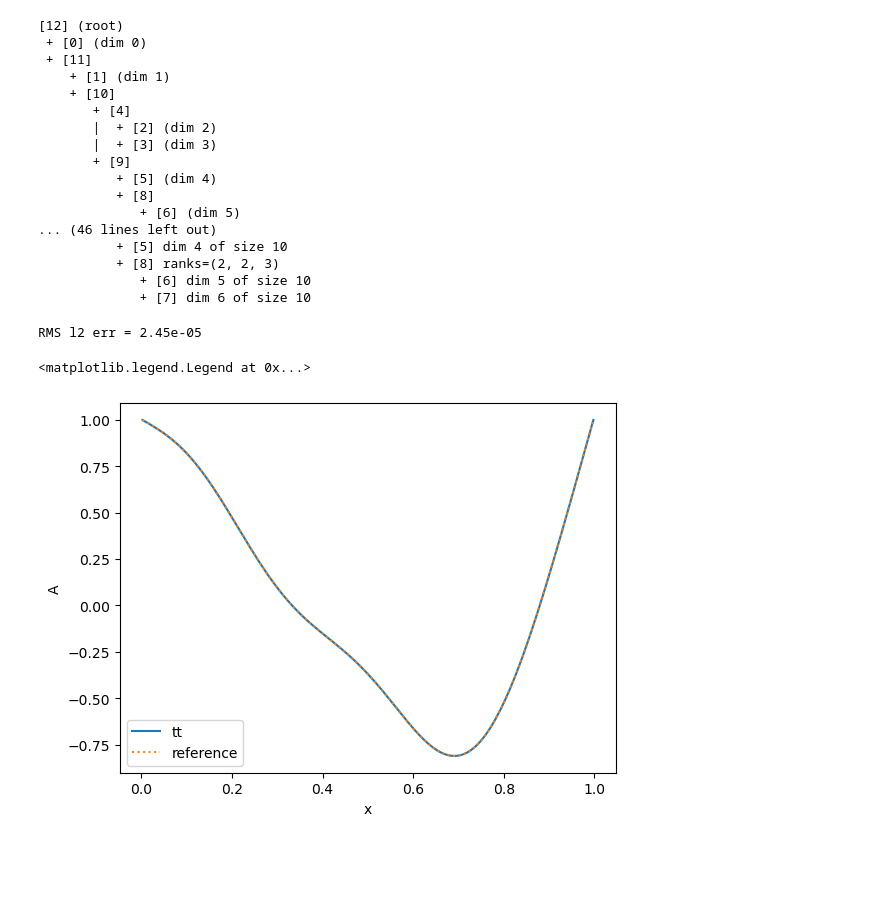
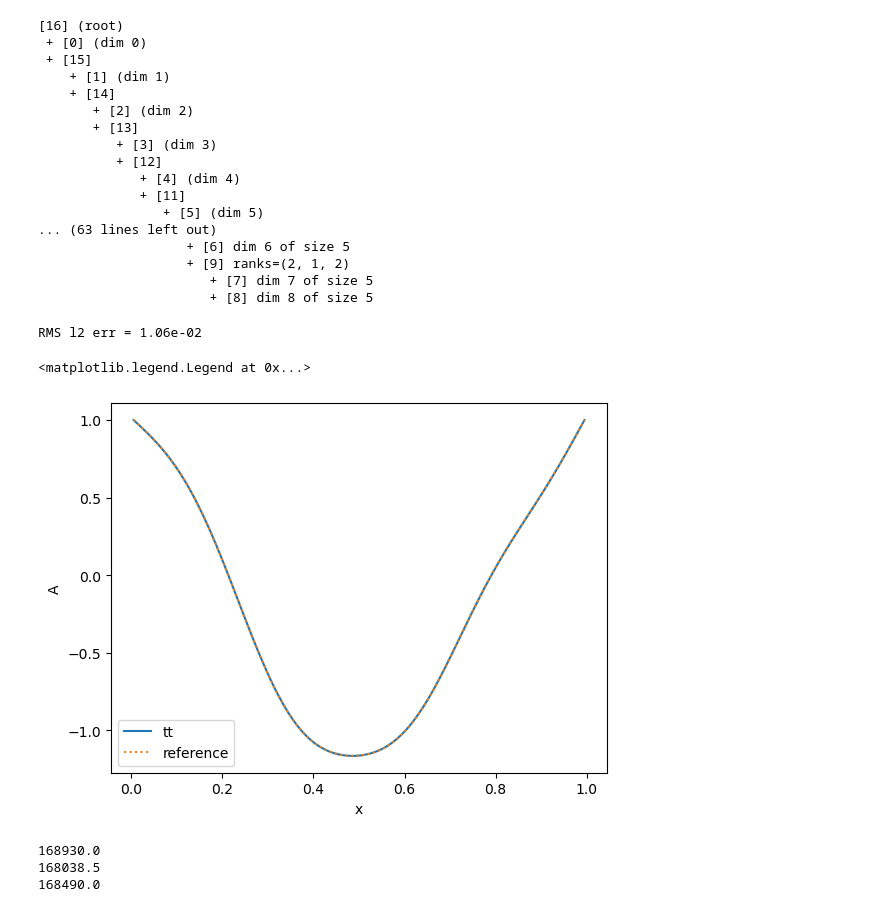
Before and after one commit to huberbenno/TT-IRT, a Jupyter notebook: python/htucker/tree_cross_test.ipynb, the cells around one changed output. Saved outputs shown, nothing was run; the diff lists cells and outputs as text; code cells hidden in the pictures; blank space fills up the shorter version.

```diff
--- a/python/htucker/tree_cross_test.ipynb
+++ b/python/htucker/tree_cross_test.ipynb
@@ -21,13 +21,13 @@ class diffusion_coeff:
       k = np.arange(1,len(x)-1)
       # k = k[k != 7]
       c[i] += np.sum(k**-2. * np.sin(np.pi*k*x[0]/(self.Nx-1)) \
-                      * (x[k+1]/(self.Ny-1) - 0.5) * self.var)
+                      * (x[k]/(self.Ny-1) - 0.5) * self.var)
     return c
 # %%
-Nx = 200    # spatial resolution
-Ny = 10       # parameter resolution
-n_a_param = 5 # number of parameters for diffusion coeff
-n_param = n_a_param + 1
+Nx = 100    # spatial resolution
+Ny = 5       # parameter resolution
+n_a_param = 8 # number of parameters for diffusion coeff
+n_param = n_a_param
 offset = 1   # parameter mean
 var = 4       # 'variance' of the parameters
 
@@ -37,14 +37,14 @@ tol = 1e-3
 
 param_shape = tuple([Ny] * n_param)
 
-tree = Tree.from_tupletree((0,(1,((2,3), (4,(5,6))))))
-# tree = Tree.from_tupletree((0,(1,(2,(3,(4,(5,6)))))))
+# tree = Tree.from_tupletree((0,(1,((2,3), ((4,5),(6,7))))))
+tree = Tree.from_tupletree((0,(1,(2,(3,(4,(5,(6,(7,8)))))))))
 # tree = Tree.from_tupletree((0,(1,2)))
 tree.print()
 C_a = TreeBasedTensor.randn(tree, (Nx,) + param_shape, Ny)
 
 cross = TreeCross(C_a)
-cross.run(cfun, n_iter=20, eps=0, kickrank=1, verbose=True)
+cross.run(cfun, n_iter=25, eps=1e-9, kickrank=25, verbose=True)
 C_a.print()
 C_a.round(tol=tol)
 # cross.run(cfun, n_iter=10, eps=0, kickrank=1, verbose=True, force_init=True)
@@ -52,48 +52,48 @@ C_a.round(tol=tol)
 # C_a.round(tol=tol)
 C_a.print()
 # %% [output]
-[12] (root)
+[16] (root)
  + [0] (dim 0)
- + [11]
+ + [15]
     + [1] (dim 1)
-    + [10]
-       + [4]
-       |  + [2] (dim 2)
-       |  + [3] (dim 3)
-       + [9]
-          + [5] (dim 4)
-          + [8]
-             + [6] (dim 5)
-... (46 lines left out)
-          + [5] dim 4 of size 10
-          + [8] ranks=(2, 2, 3)
-             + [6] dim 5 of size 10
-             + [7] dim 6 of size 10
+    + [14]
+       + [2] (dim 2)
+       + [13]
+          + [3] (dim 3)
+          + [12]
+             + [4] (dim 4)
+             + [11]
+                + [5] (dim 5)
+... (63 lines left out)
+                   + [6] dim 6 of size 5
+                   + [9] ranks=(2, 1, 2)
+                      + [7] dim 7 of size 5
+                      + [8] dim 8 of size 5
 # %%
 N_MC = 500
 errs = np.zeros(N_MC)
 
 for i in range(N_MC):
   # eval TT-approx of coeff
   y = rng.integers(0, Ny, n_a_param)
-  C_eval = np.ravel(C_a[:, 0, *y])
+  C_eval = np.ravel(C_a[:, *y])
 
-  X = np.hstack([np.arange(Nx).reshape((-1,1)), np.zeros((Nx,1)), np.tile(y, [Nx,1])])
+  X = np.hstack([np.arange(Nx).reshape((-1,1)), np.tile(y, [Nx,1])])
   C_true = cfun(X)
 
   errs[i] = np.linalg.norm(C_eval-C_true)
 
 print(f'RMS l2 err = {np.sqrt(np.mean(np.square(errs))):.2e}')
 
 fig, ax = plt.subplots()
 
 x = (np.arange(0, Nx) + .5) / Nx
 ax.plot(x, C_eval, label='tt')
 ax.plot(x, C_true, ls='dotted', label="reference")
 ax.set_xlabel('x')
 ax.set_ylabel('A')
 ax.legend()
 # %% [output]
-RMS l2 err = 2.45e-05
+RMS l2 err = 1.06e-02
 <matplotlib.legend.Legend at 0x...>
-[figure, old version]
+[figure, new version]
@@ -99,0 +180,8 @@ RMS l2 err = 2.45e-05
+# %%
+print(np.mean(evals_linear))
+print(np.mean(evals_fancy))
+print(np.mean(evals_balanced))
+# %% [output]
+168930.0
+168038.5
+168490.0
```
Also changed, not shown: parts of 4 cells of this notebook, 1 other file.
